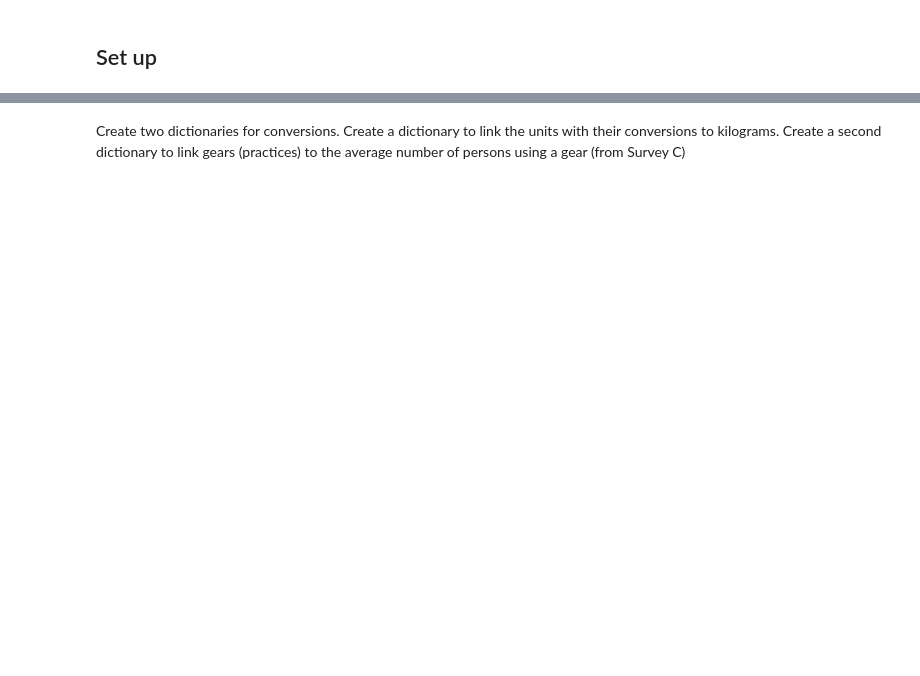
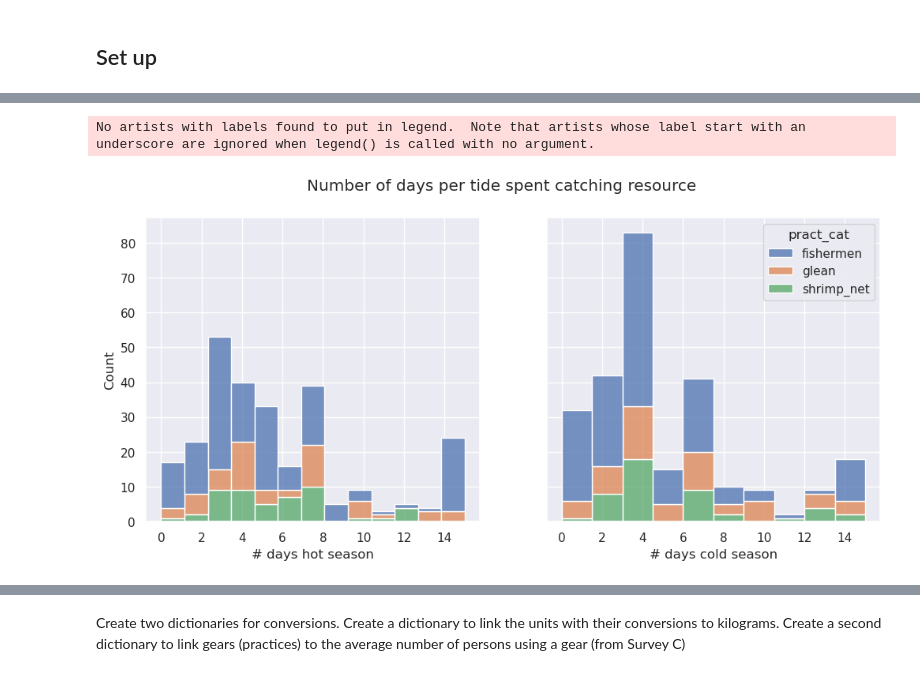
Before and after one commit to rachelthoms/ocean_dep, a Jupyter notebook: sur_B/clean_up/cap_clean.ipynb, the cells around one changed output, grey strips where cells are left out. Saved outputs shown, nothing was run; the diff lists cells and outputs as text; code cells hidden in the pictures; blank space fills up the shorter version.

```diff
--- a/sur_B/clean_up/cap_clean.ipynb
+++ b/sur_B/clean_up/cap_clean.ipynb
@@ -339,0 +531,13 @@ df_wk['unit_traded']= df_wk.apply(lambda row: fill_other(row['unit_traded'],row[
+# %%
+f, axes = plt.subplots(1, 2, sharey=True, figsize=(12,5))
+sns.histplot(data=df_wk, stat="count",multiple="stack", x="days_hot", kde=False, hue="pract_cat", element="bars",legend=True, ax =axes[0])
+axes[0].set_xlabel("# days hot season")
+plt.legend(loc="upper left", bbox_to_anchor=(1, 1))
+sns.histplot(data=df_wk, stat="count",multiple="stack", x="days_cold", kde=False, hue="pract_cat", element="bars",legend=True,ax =axes[1])
+axes[1].set_xlabel("# days cold season")
+axes[0].get_legend().remove()
+f.suptitle('Number of days per tide spent catching resource')
+plt.show()
+# %% [output]
+No artists with labels found to put in legend.  Note that artists whose label start with an underscore are ignored when legend() is called with no argument.
+[figure, added]
```
Also changed, not shown: parts of 268 cells of this notebook, 10 other files.
